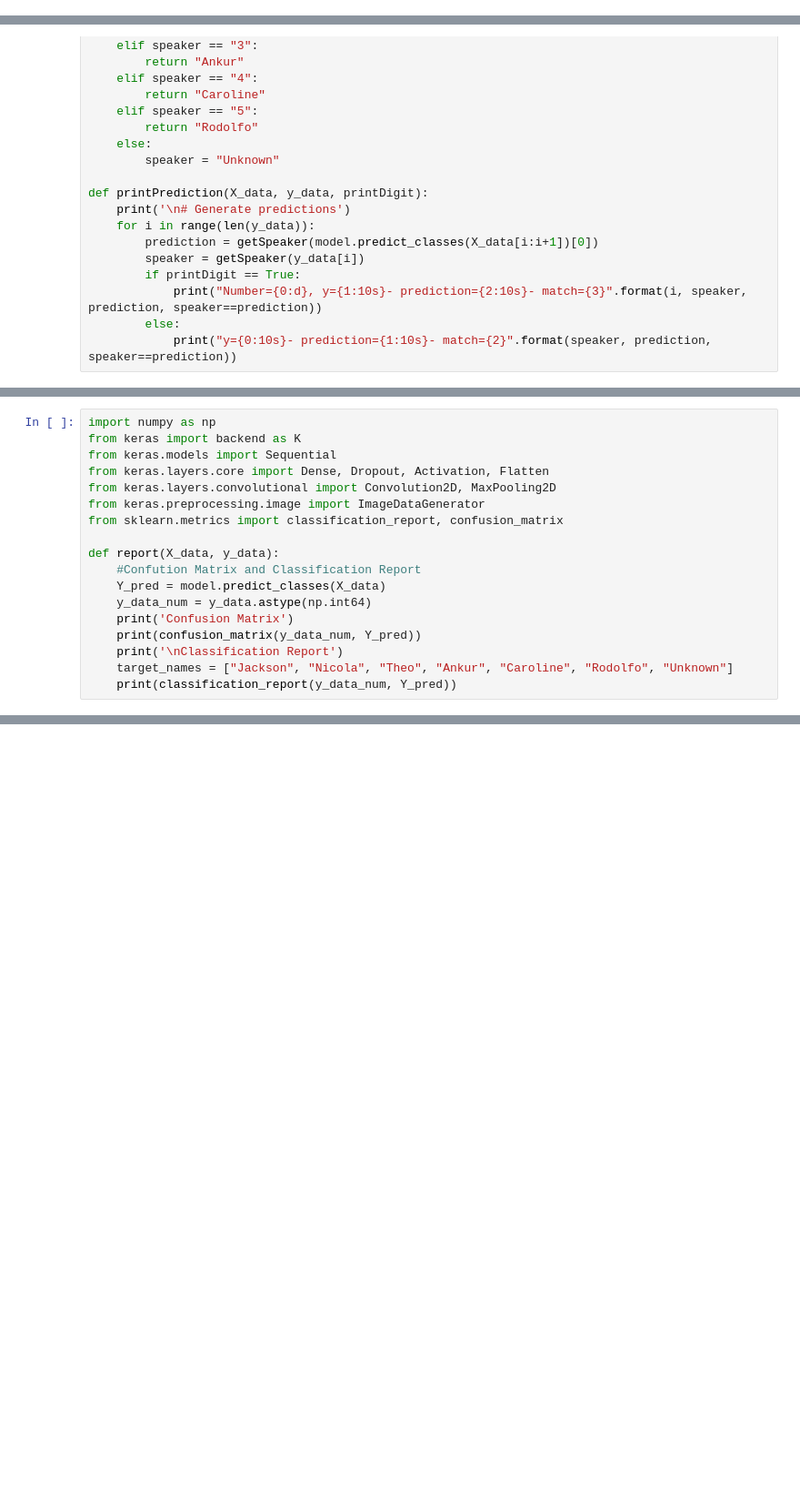
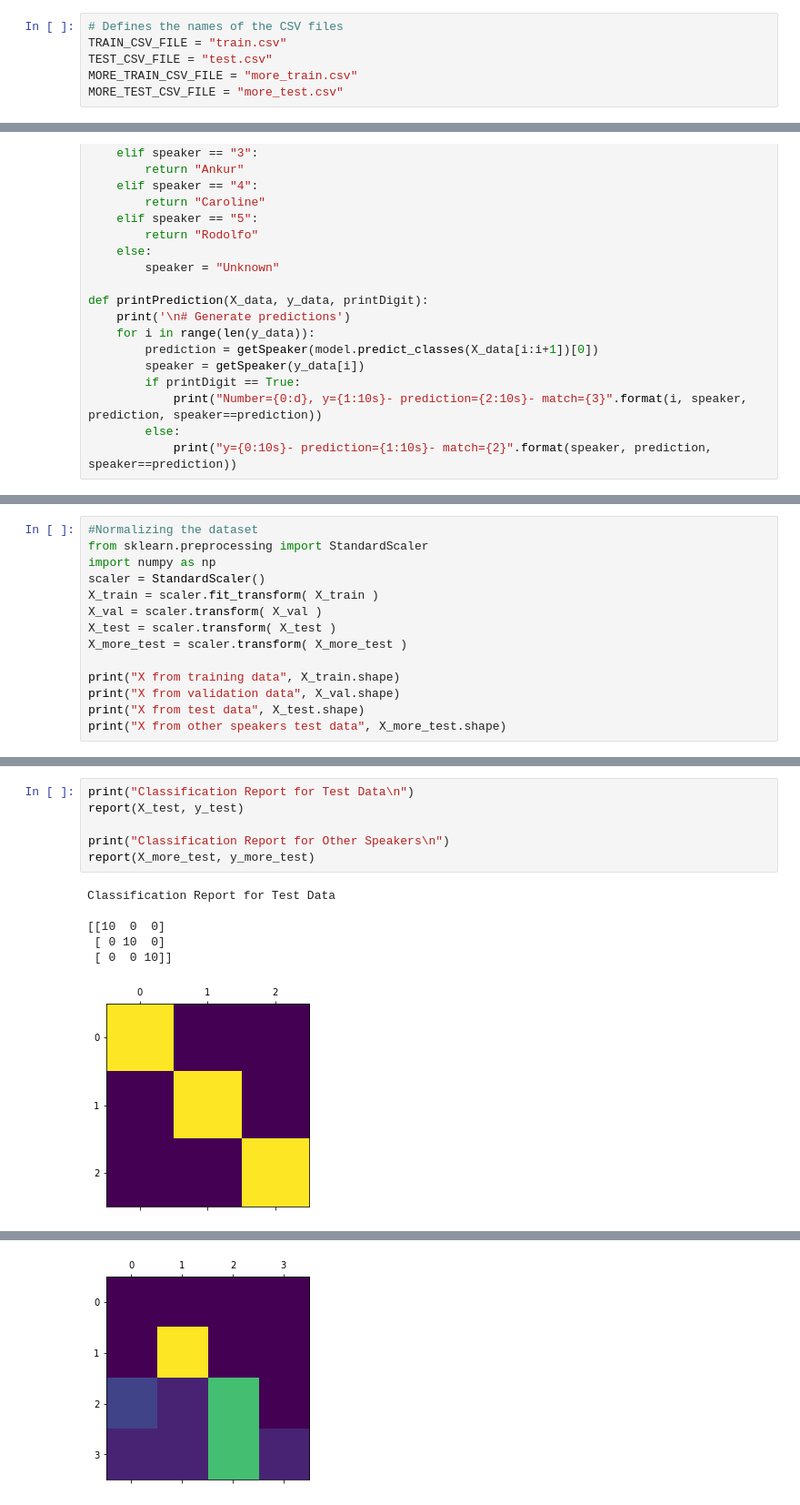
Before and after one commit to ravasconcelos/spoken-digits-recognition, a Jupyter notebook: src/speaker-recognition.ipynb, the cells around one changed output, grey strips where cells are left out. Shown at 91% size. Cells and saved outputs as stored; diff of their text form; blank space fills up the shorter version.

Commit message:
Refactor speaker-recognition notebook

```diff
--- a/src/speaker-recognition.ipynb
+++ b/src/speaker-recognition.ipynb
@@ -13,3 +27,9 @@ CAROLINE_CSV_FILE = "caroline.csv"
+# %%
+# Defines the names of the CSV files
+TRAIN_CSV_FILE = "train.csv"
+TEST_CSV_FILE = "test.csv"
+MORE_TRAIN_CSV_FILE = "more_train.csv"
+MORE_TEST_CSV_FILE = "more_test.csv"
 # %%
 import matplotlib.pyplot as plt
 import numpy as np
@@ -300,0 +415,14 @@ y=Theo      - prediction=Theo      - match=True
+# %%
+#Normalizing the dataset
+from sklearn.preprocessing import StandardScaler
+import numpy as np
+scaler = StandardScaler()
+X_train = scaler.fit_transform( X_train )
+X_val = scaler.transform( X_val )
+X_test = scaler.transform( X_test )
+X_more_test = scaler.transform( X_more_test )
+
+print("X from training data", X_train.shape)
+print("X from validation data", X_val.shape)
+print("X from test data", X_test.shape)
+print("X from other speakers test data", X_more_test.shape)
@@ -373,18 +543,0 @@ Number=9, y=Caroline  - prediction=Caroline  - match=True
-# %%
-import numpy as np
-from keras import backend as K
-from keras.models import Sequential
-from keras.layers.core import Dense, Dropout, Activation, Flatten
-from keras.layers.convolutional import Convolution2D, MaxPooling2D
-from keras.preprocessing.image import ImageDataGenerator
-from sklearn.metrics import classification_report, confusion_matrix
-
-def report(X_data, y_data):
-    #Confution Matrix and Classification Report
-    Y_pred = model.predict_classes(X_data)
-    y_data_num = y_data.astype(np.int64)
-    print('Confusion Matrix')
-    print(confusion_matrix(y_data_num, Y_pred))
-    print('\nClassification Report')
-    target_names = ["Jackson", "Nicola", "Theo", "Ankur", "Caroline", "Rodolfo", "Unknown"]
-    print(classification_report(y_data_num, Y_pred))
@@ -426,0 +544,13 @@ weighted avg       1.00      0.10      0.18        10
+# %%
+print("Classification Report for Test Data\n")
+report(X_test, y_test)
+
+print("Classification Report for Other Speakers\n")
+report(X_more_test, y_more_test)
+# %% [output]
+Classification Report for Test Data
+
+[[10  0  0]
+ [ 0 10  0]
+ [ 0  0 10]]
+[figure, added]
@@ -426,0 +574 @@ weighted avg       1.00      0.10      0.18        10
+[figure, added]
```
Also changed, not shown: parts of 31 cells of this notebook, 2 other files.
